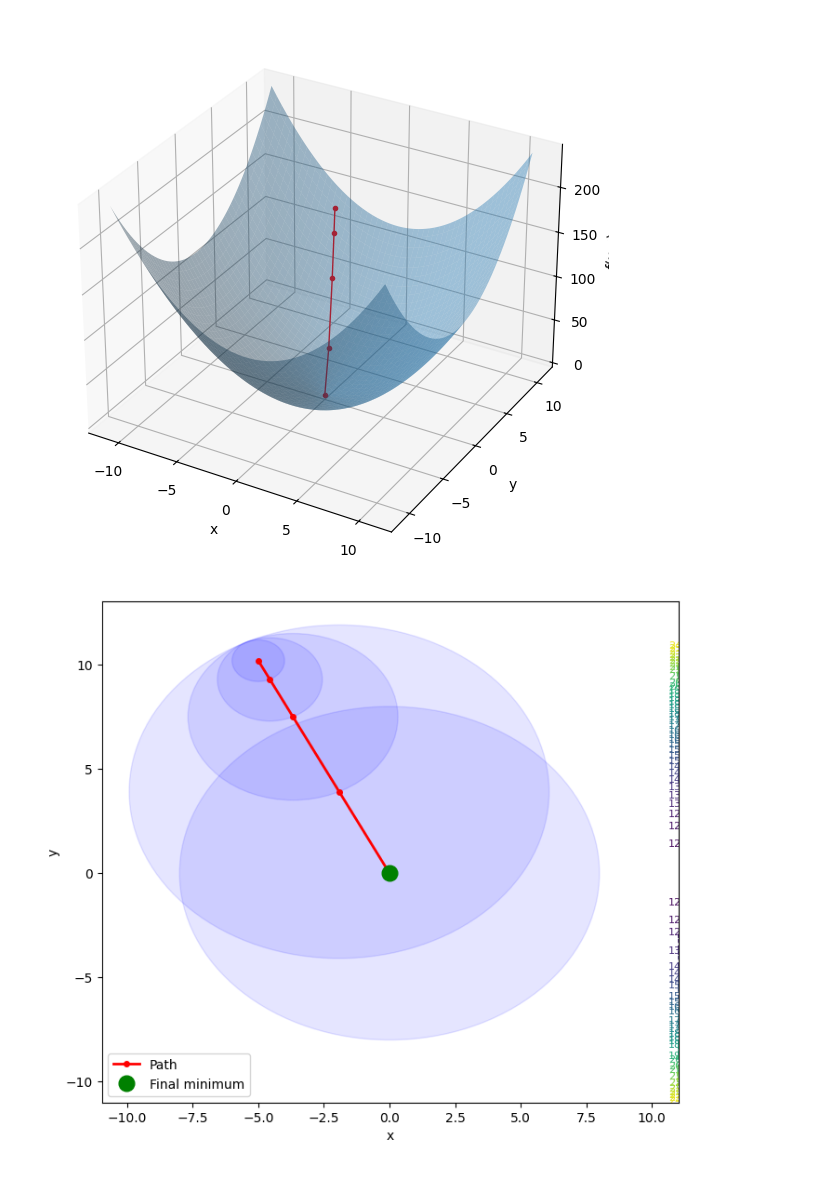
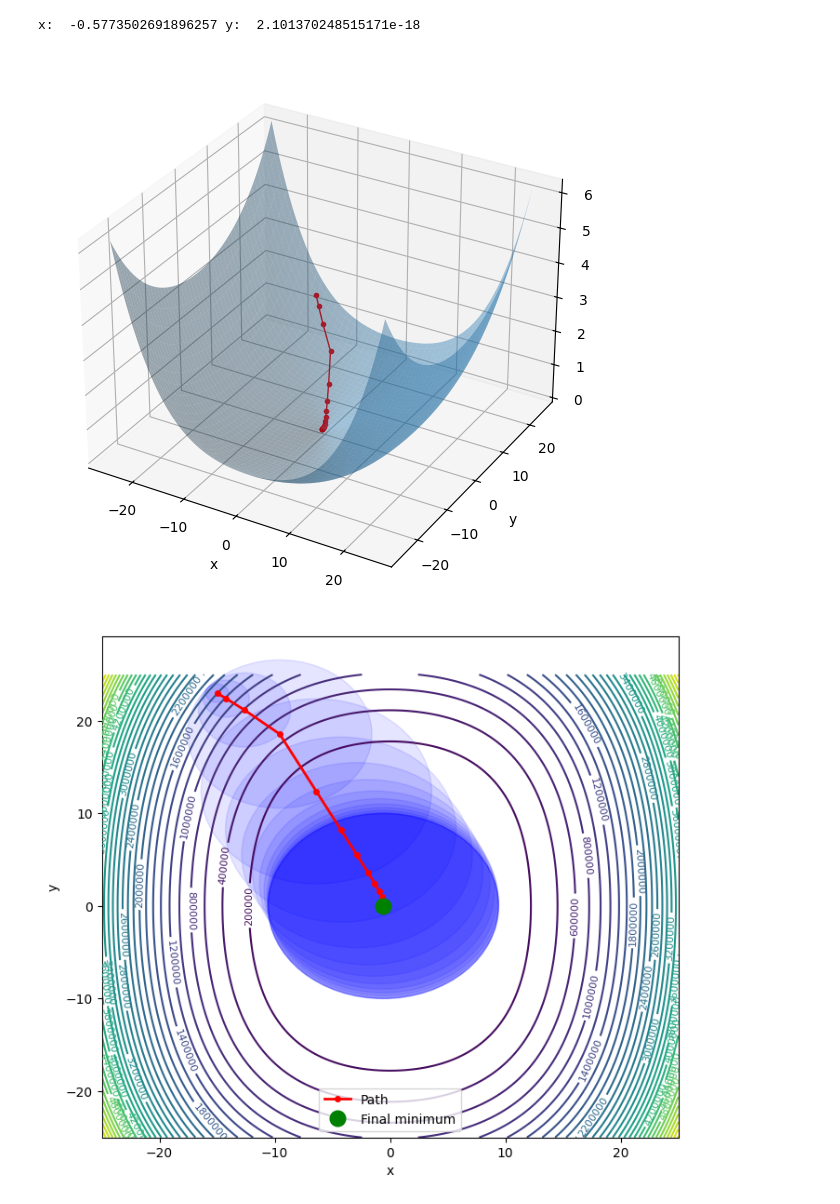
Before and after one commit to javierlaria/Optimization, a Jupyter notebook: trust regions notebook.ipynb, the cells around one changed output. Cells and saved outputs as stored; diff of their text form; code cells hidden in the pictures.

```diff
--- a/trust regions notebook.ipynb
+++ b/trust regions notebook.ipynb
@@ -105,9 +151,11 @@ def trust_region(f, grad, hess, x0, delta0=1.0) -> dict:
 
     return {"Found minimum" : x, "Path" : np.array(history), "Regions" : np.array(deltas)}
 # %%
-import matplotlib.pyplot as plt
-
 def plot_3d(f, history, x_range=(-3, 3), y_range=(-3, 3)):
+    """
+    Function to plot the 3d mesh of the function and the path taken
+    It doesnt show the regions, another function will do that later
+    """
     X = np.linspace(*x_range, 200)
     Y = np.linspace(*y_range, 200)
     X, Y = np.meshgrid(X, Y)
@@ -129,9 +177,13 @@ def plot_3d(f, history, x_range=(-3, 3), y_range=(-3, 3)):
 
     plt.show()
 # %%
-from matplotlib.patches import Circle
+def plot_trust_regions(f, history, deltas, x_range=(-3,3), y_range=(-3,3), levels=40):
+    """
+    Function to plot the trust regions
 
-def plot_trust_regions(f, history, deltas, x_range=(-3,3), y_range=(-3,3), levels=40):
+    It shows the path taken as well as the regions that
+    each point used to calculate the next point
+    """
     X = np.linspace(*x_range, 400)
     Y = np.linspace(*y_range, 400)
     X, Y = np.meshgrid(X, Y)
@@ -139,7 +191,7 @@ def plot_trust_regions(f, history, deltas, x_range=(-3,3), y_range=(-3,3), level
     x_final, y_final = history[-1]
 
     fig, ax = plt.subplots(figsize=(8,7))
-    CS = ax.contour(X, Y, Z, levels=levels, cmap='viridis')
+    CS = ax.contour(X, Y, Z, levels=levels)
     ax.clabel(CS, inline=1, fontsize=8)
 
     xs = history[:, 0]
@@ -198,3 +220,18 @@ def hessian_fun2(x):
         [2,   0],
         [0,   2]
     ])
+# %%
+def fun2(x):
+    return 5*x[0]**2*x[1]**2 + (1 - 3*x[0]**2)**2 + 2*x[1]**4
+
+def derivative_fun2(x):
+    return np.array([
+        36*x[0]**3 - 12*x[0] + 10*x[0]*x[1]**2,
+        10*x[0]**2*x[1] + 8*x[1]**3
+    ])
+
+def hessian_fun2(x):
+    return np.array([
+        [108*x[0]**2 - 12 + 10*x[1]**2,   20*x[0]*x[1]],
+        [ 20*x[0]*x[1], 10*x[0]**2 + 24*x[1]**2]
+    ])
@@ -209,8 +266,9 @@ plot_trust_regions(fun, x_opt["Path"], x_opt["Regions"], x_range= (-50, 50), y_r
 # %%
-x_opt = trust_region(fun2, derivative_fun2, hessian_fun2, x0=np.array([-5.0, 10.2]))
+x_opt = trust_region(fun2, derivative_fun2, hessian_fun2, x0=np.array([-15.0, 23.0]))
 
-plot_3d(fun2, x_opt["Path"], x_range= (-11, 11), y_range= (-11, 11))
-plot_trust_regions(fun2, x_opt["Path"], x_opt["Regions"], x_range= (11, 11), y_range= (-11, 11))
+plot_3d(fun2, x_opt["Path"], x_range= (-25, 25), y_range= (-25,25))
+plot_trust_regions(fun2, x_opt["Path"], x_opt["Regions"], x_range= (-25, 25), y_range= (-25,25))
 # %% [output]
+x:  -0.5773502691896257 y:  2.101370248515171e-18
-[figure, old version]
+[figure, new version]
-[figure, old version]
+[figure, new version]
```
Also changed, not shown: parts of 12 cells of this notebook, 1 other file.
